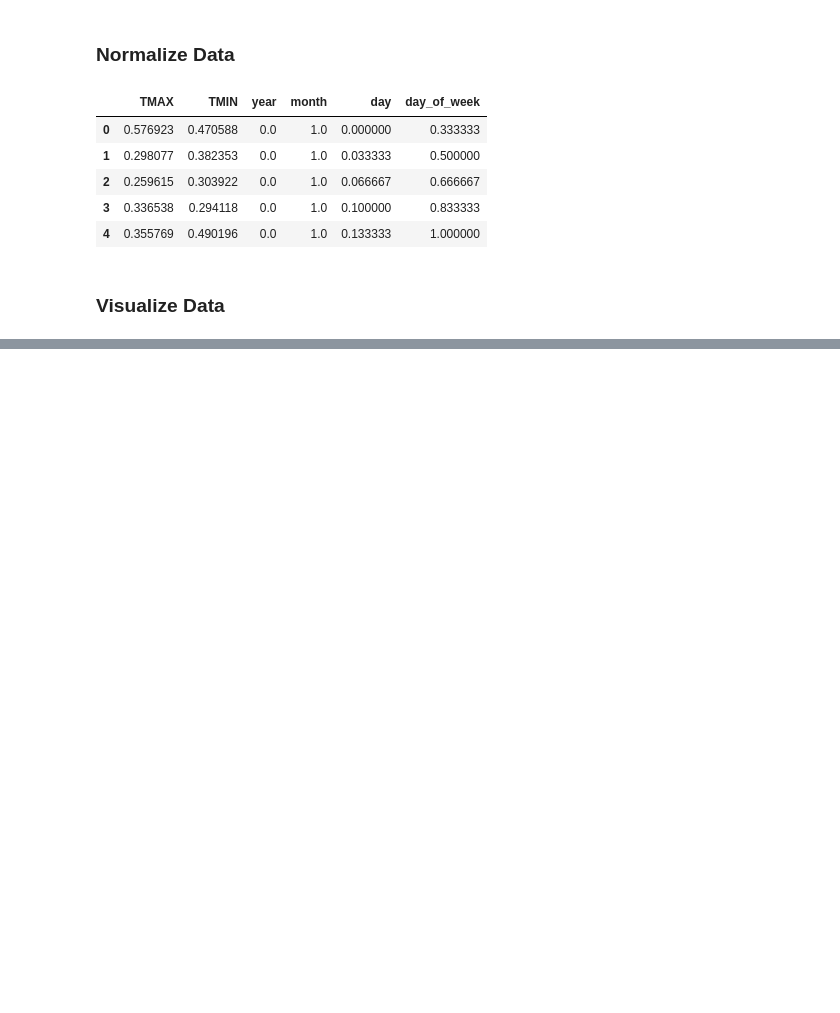
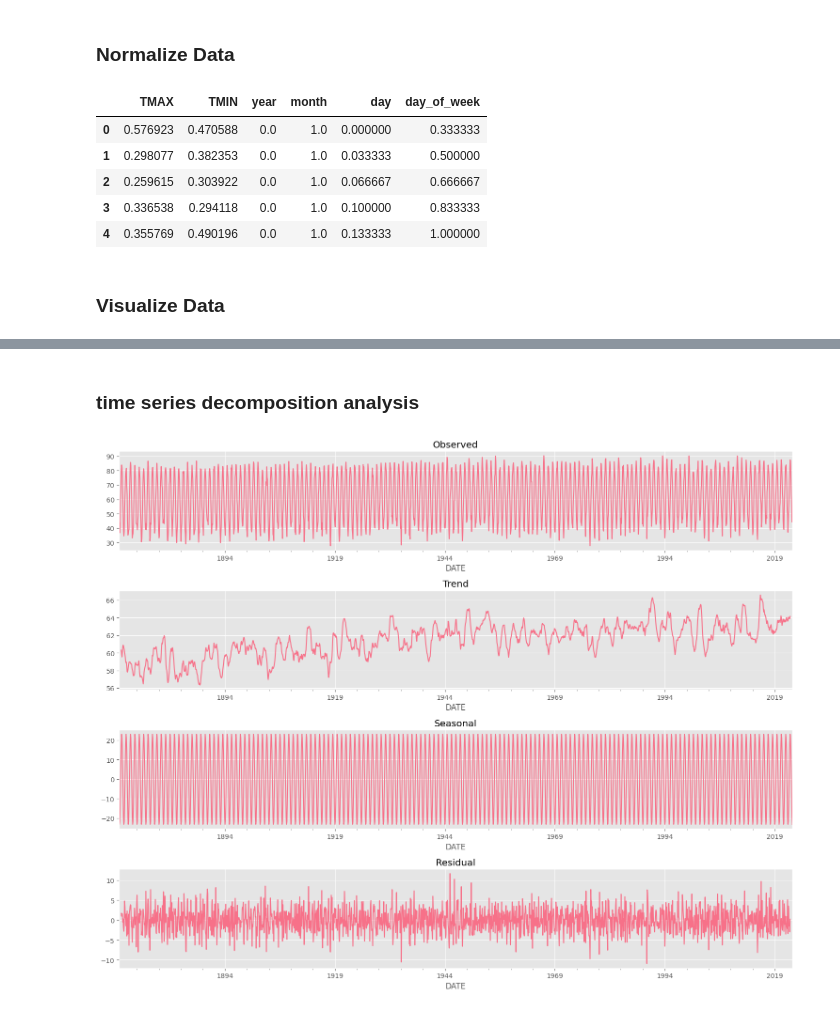
Before and after one commit to djhoyt13/nn_pracite, a Jupyter notebook: RNN_training/nyc_weather_time_series.ipynb, the cells around one changed output, grey strips where cells are left out. Drawn from its saved outputs; the diff is of its cells as text; code cells hidden in the pictures; blank space fills up the shorter version.

```diff
--- a/RNN_training/nyc_weather_time_series.ipynb
+++ b/RNN_training/nyc_weather_time_series.ipynb
@@ -98,0 +106,21 @@ plt.show()
+# %% [markdown]
+### time series decomposition analysis
+# %%
+# Perform time series decomposition on max temperature
+monthly_tmax = df.set_index('DATE')['TMAX'].resample('M').mean()
+decomposition = seasonal_decompose(monthly_tmax, period=12)
+
+# Plot the decomposition
+fig, (ax1, ax2, ax3, ax4) = plt.subplots(4, 1, figsize=(15, 12))
+decomposition.observed.plot(ax=ax1)
+ax1.set_title('Observed')
+decomposition.trend.plot(ax=ax2)
+ax2.set_title('Trend')
+decomposition.seasonal.plot(ax=ax3)
+ax3.set_title('Seasonal')
+decomposition.resid.plot(ax=ax4)
+ax4.set_title('Residual')
+plt.tight_layout()
+plt.show()
+# %% [output]
+[figure, added]
```
Also changed, not shown: parts of 10 cells of this notebook.
